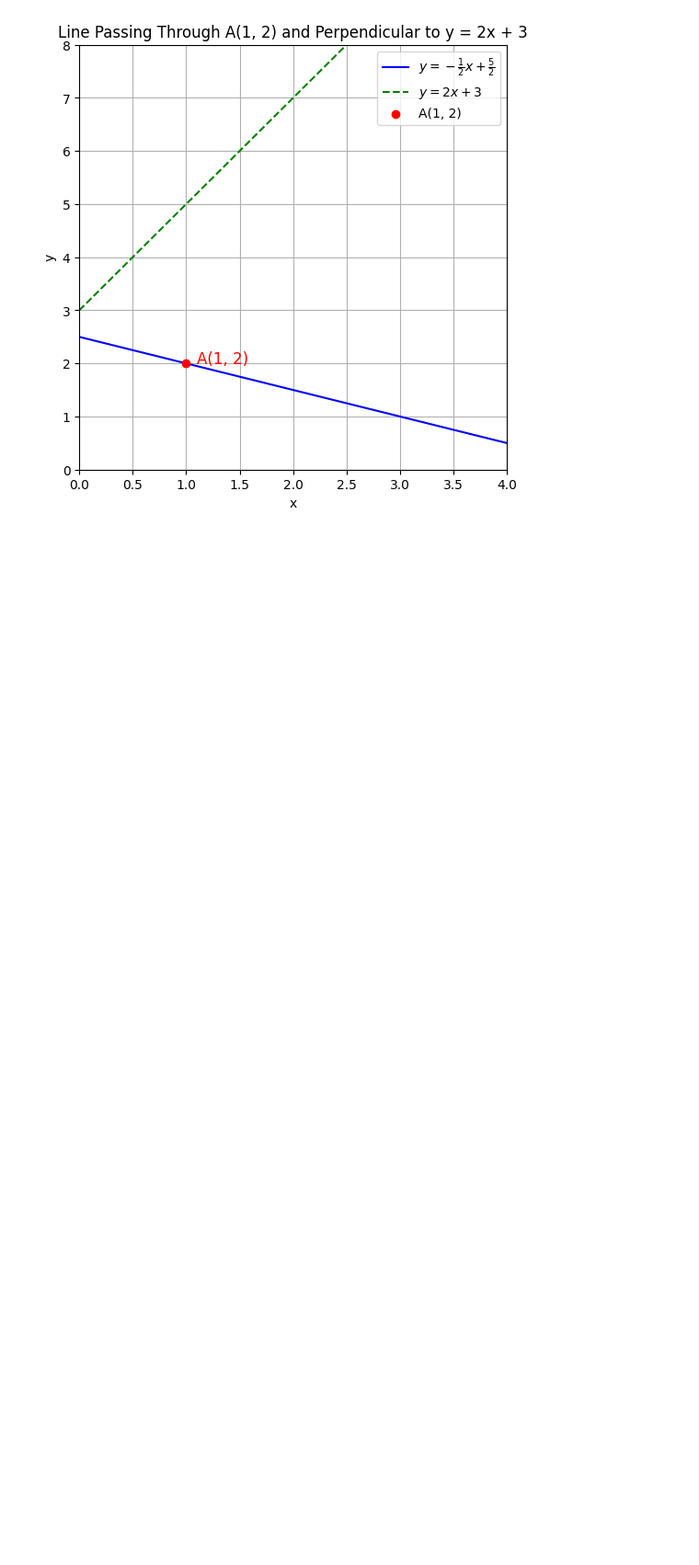
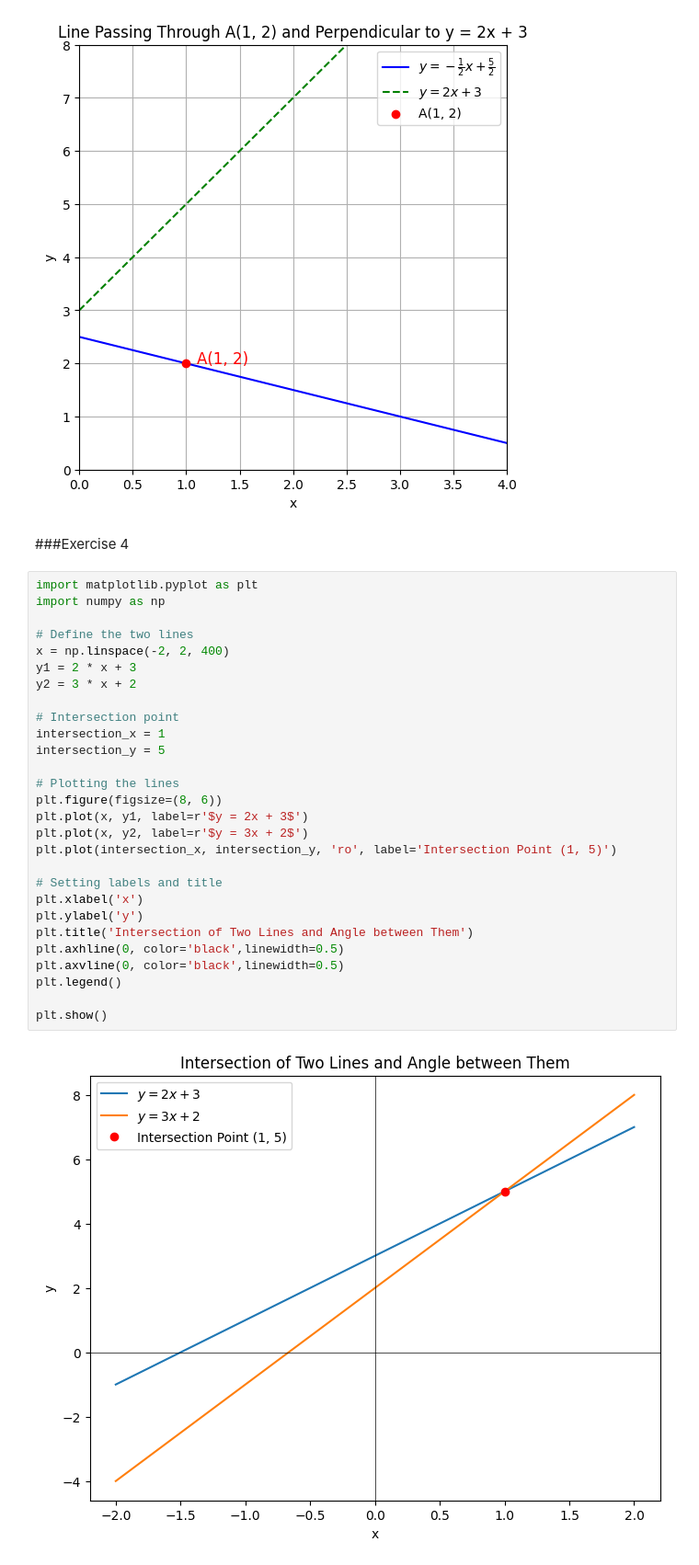
Before and after one commit to viakek/Math-2024-25-Winter, a Jupyter notebook: lines.ipynb, the cells around one changed output. Shown: that part at 92% size. Drawn from its saved outputs; the diff is of its cells as text; blank space fills up the shorter version.

```diff
--- a/lines.ipynb
+++ b/lines.ipynb
@@ -388,3 +457,35 @@ plt.legend()
 plt.show()
 # %% [output]
 [figure]
+# %% [markdown]
+###Exercise 4
+# %%
+import matplotlib.pyplot as plt
+import numpy as np
+
+# Define the two lines
+x = np.linspace(-2, 2, 400)
+y1 = 2 * x + 3
+y2 = 3 * x + 2
+
+# Intersection point
+intersection_x = 1
+intersection_y = 5
+
+# Plotting the lines
+plt.figure(figsize=(8, 6))
+plt.plot(x, y1, label=r'$y = 2x + 3$')
+plt.plot(x, y2, label=r'$y = 3x + 2$')
+plt.plot(intersection_x, intersection_y, 'ro', label='Intersection Point (1, 5)')
+
+# Setting labels and title
+plt.xlabel('x')
+plt.ylabel('y')
+plt.title('Intersection of Two Lines and Angle between Them')
+plt.axhline(0, color='black',linewidth=0.5)
+plt.axvline(0, color='black',linewidth=0.5)
+plt.legend()
+
+plt.show()
+# %% [output]
+[figure, added]
```
Also changed, not shown: parts of 6 cells of this notebook.
